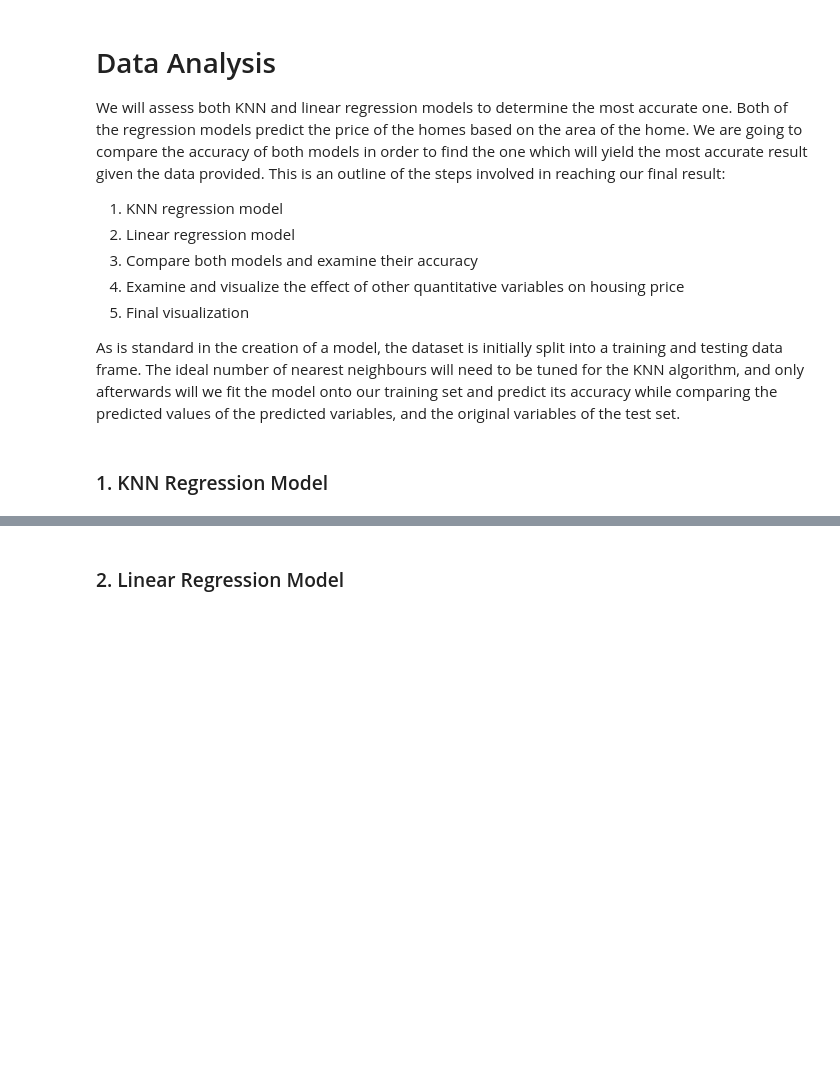
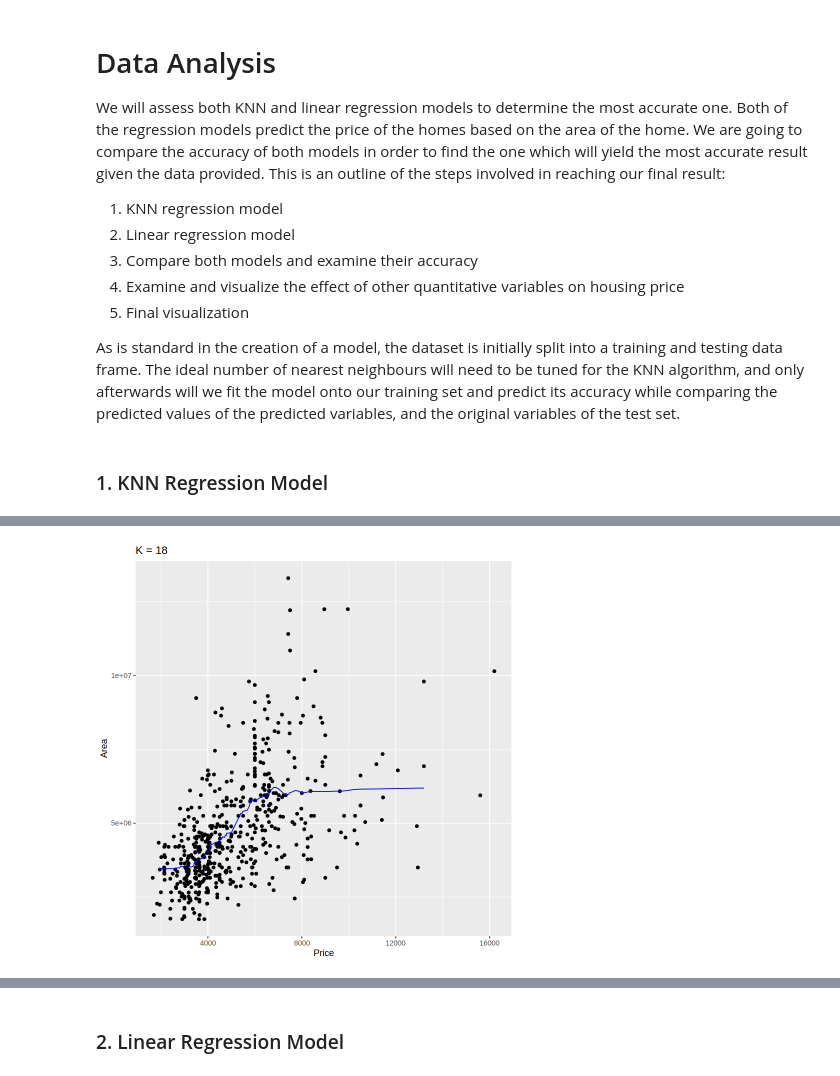
Before and after one commit to chwu01/DSCI-Group-Project, a Jupyter notebook: Final Project (with outline) .ipynb, the cells around one changed output, grey strips where cells are left out. Cells and saved outputs as stored; diff of their text form; code cells hidden in the pictures; blank space fills up the shorter version.

```diff
--- a/Final Project (with outline) .ipynb
+++ b/Final Project (with outline) .ipynb
@@ -269,0 +375,16 @@ A tibble: 5 × 3
+# %%
+knn_best_spec_area_only <- nearest_neighbor(weight_func = "rectangular", neighbors = knn_min_area_only) |>
+    set_engine("kknn") |>
+    set_mode("regression")
+
+knn_best_fit_area_only <- workflow() |>
+    add_recipe(knn_recipe_area_only) |>
+    add_model(knn_best_spec_area_only) |>
+    fit(data = housing_train)
+
+knn_summary_area_only <- knn_best_fit_area_only |>
+    predict(housing_test) |>
+    bind_cols(housing_test) |>
+    metrics(truth = price, estimate = .pred)
+
+knn_summary_area_only
@@ -269,0 +398,14 @@ A tibble: 5 × 3
+# %%
+knn_predict_area_only <- predict(knn_best_fit_area_only, housing_test) |>
+    bind_cols(housing_test)
+
+knn_plot_area_only <- housing_df |>
+    ggplot(aes(x = area, y = price)) +
+        geom_point() +
+        geom_line(data = knn_predict_area_only,
+                  mapping = aes(x = area, y = .pred), colour = "blue") +
+        labs(x = "Price", y = "Area") +
+        ggtitle("K = 18")
+knn_plot_area_only
+# %% [output]
+[figure, added]
```
Also changed, not shown: parts of 25 cells of this notebook.
